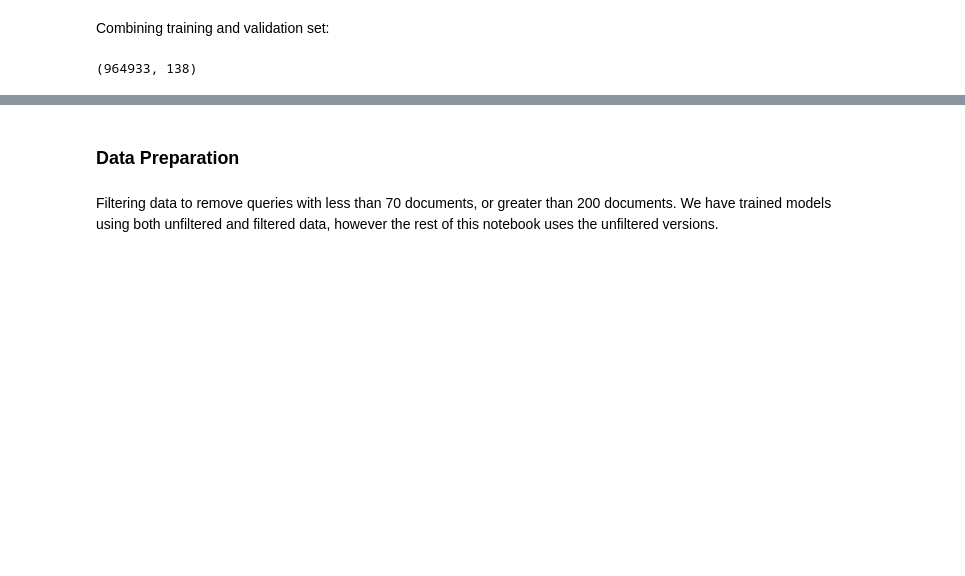
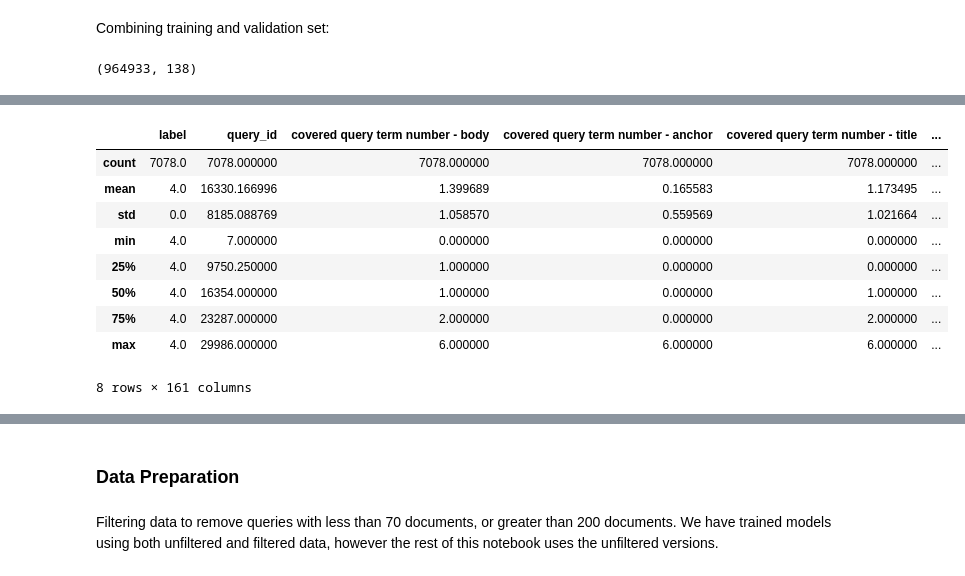
Before and after one commit to flamit/ucl_irdm2017_project2_group1, a Jupyter notebook: notebooks/logistic_regression_classifier.ipynb, the cells around one changed output, grey strips where cells are left out. Saved outputs shown, nothing was run; the diff lists cells and outputs as text; code cells hidden in the pictures; blank space fills up the shorter version.

```diff
--- a/notebooks/logistic_regression_classifier.ipynb
+++ b/notebooks/logistic_regression_classifier.ipynb
@@ -55,0 +73,13 @@ full_train.shape
+# %%
+full_train[full_train['label']==4].describe()
+# %% [output]
+|  | label | query_id | covered query term number - body | covered query term number - anchor | covered query term number - title | ... |
+| count | 7078.0 | 7078.000000 | 7078.000000 | 7078.000000 | 7078.000000 | ... |
+| mean | 4.0 | 16330.166996 | 1.399689 | 0.165583 | 1.173495 | ... |
+| std | 0.0 | 8185.088769 | 1.058570 | 0.559569 | 1.021664 | ... |
+| min | 4.0 | 7.000000 | 0.000000 | 0.000000 | 0.000000 | ... |
+| 25% | 4.0 | 9750.250000 | 1.000000 | 0.000000 | 0.000000 | ... |
+| 50% | 4.0 | 16354.000000 | 1.000000 | 0.000000 | 1.000000 | ... |
+| 75% | 4.0 | 23287.000000 | 2.000000 | 0.000000 | 2.000000 | ... |
+| max | 4.0 | 29986.000000 | 6.000000 | 6.000000 | 6.000000 | ... |
+8 rows × 161 columns
```
Also changed, not shown: parts of 28 cells of this notebook.
